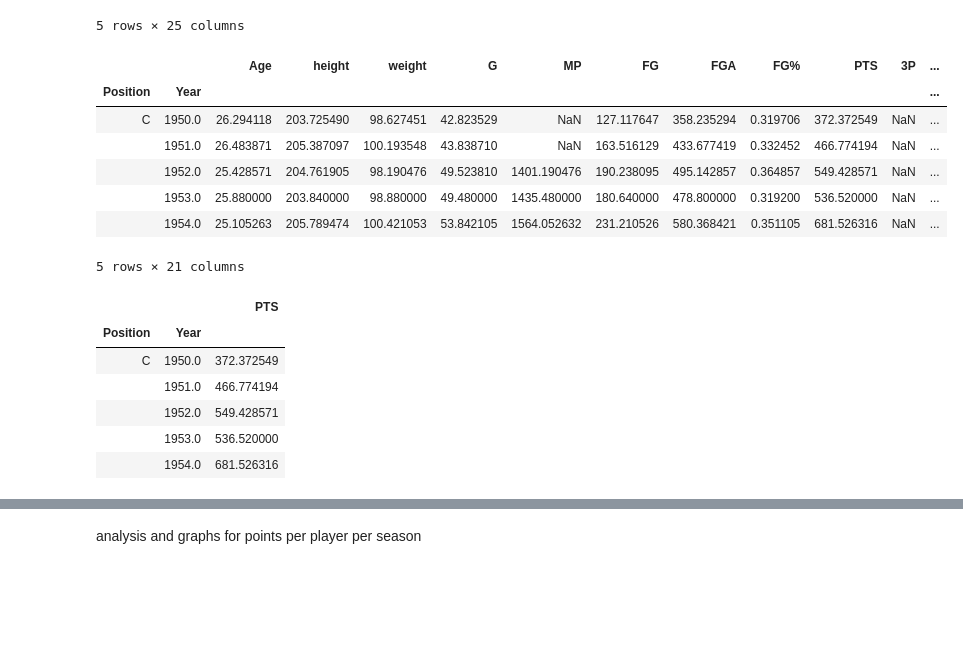
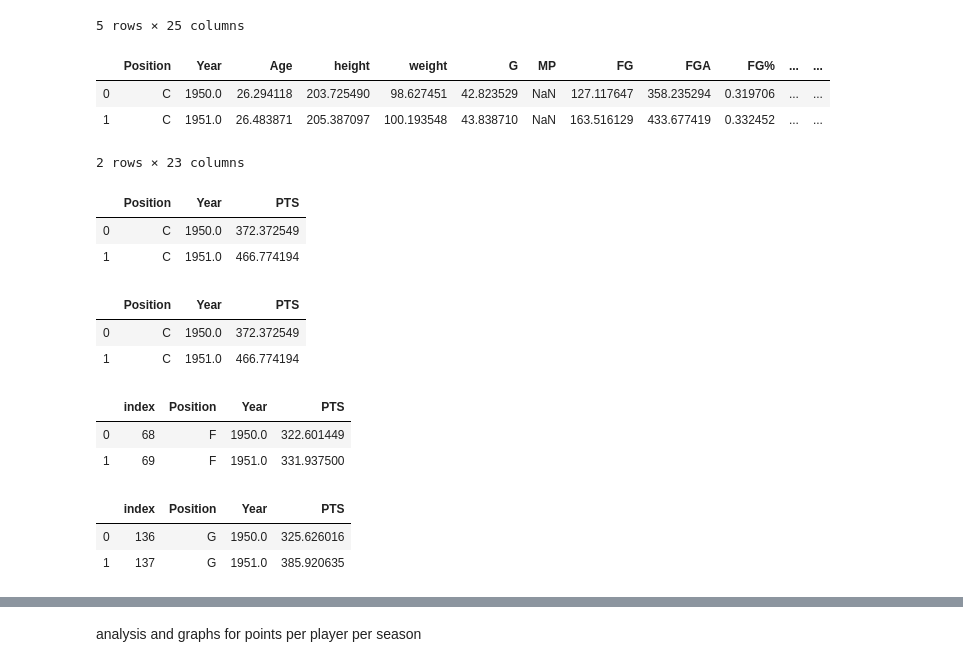
Before and after one commit to ErinMandell/Web-Design-Challenge, a Jupyter notebook: NBA_Seasons_Stats.ipynb, the cells around one changed output, grey strips where cells are left out. Cells and saved outputs as stored; diff of their text form; code cells hidden in the pictures; blank space fills up the shorter version.

```diff
--- a/NBA_Seasons_Stats.ipynb
+++ b/NBA_Seasons_Stats.ipynb
@@ -103,25 +103,24 @@ position_df.head()
 | 4 | G | 1952.0 | Cliff Barker | SG | 31.0 | 188.0 | 83.0 | 44.0 | 494.0 | 48.0 | ... | ... |
 5 rows × 25 columns
 # %%
-position_yr = position_df.groupby(["Position", "Year"])
-position_yr.mean().head()
+position_yr = position_df.groupby(["Position", "Year"], as_index=False)
+position_yr.mean().head(2)
 # %% [output]
-|  |  | Age | height | weight | G | MP | FG | FGA | FG% | PTS | 3P | ... |
-| Position | Year |  |  |  |  |  |  |  |  |  |  | ... |
-| C | 1950.0 | 26.294118 | 203.725490 | 98.627451 | 42.823529 | NaN | 127.117647 | 358.235294 | 0.319706 | 372.372549 | NaN | ... |
-|  | 1951.0 | 26.483871 | 205.387097 | 100.193548 | 43.838710 | NaN | 163.516129 | 433.677419 | 0.332452 | 466.774194 | NaN | ... |
-|  | 1952.0 | 25.428571 | 204.761905 | 98.190476 | 49.523810 | 1401.190476 | 190.238095 | 495.142857 | 0.364857 | 549.428571 | NaN | ... |
-|  | 1953.0 | 25.880000 | 203.840000 | 98.880000 | 49.480000 | 1435.480000 | 180.640000 | 478.800000 | 0.319200 | 536.520000 | NaN | ... |
-|  | 1954.0 | 25.105263 | 205.789474 | 100.421053 | 53.842105 | 1564.052632 | 231.210526 | 580.368421 | 0.351105 | 681.526316 | NaN | ... |
+|  | Position | Year | Age | height | weight | G | MP | FG | FGA | FG% | ... | ... |
+| 0 | C | 1950.0 | 26.294118 | 203.725490 | 98.627451 | 42.823529 | NaN | 127.117647 | 358.235294 | 0.319706 | ... | ... |
+| 1 | C | 1951.0 | 26.483871 | 205.387097 | 100.193548 | 43.838710 | NaN | 163.516129 | 433.677419 | 0.332452 | ... | ... |
-5 rows × 21 columns
+2 rows × 23 columns
 # %%
 position_points_yr_df = pd.DataFrame(position_yr["PTS"].mean())
-position_points_yr_df.head()
+position_points_yr_df.head(2)
 # %% [output]
-|  |  | PTS |
-| Position | Year |  |
-| C | 1950.0 | 372.372549 |
-|  | 1951.0 | 466.774194 |
-|  | 1952.0 | 549.428571 |
-|  | 1953.0 | 536.520000 |
-|  | 1954.0 | 681.526316 |
+|  | Position | Year | PTS |
+| 0 | C | 1950.0 | 372.372549 |
+| 1 | C | 1951.0 | 466.774194 |
+# %%
+position_points_yr_C = position_points_yr_df.loc[ position_points_yr_df["Position"] == "C", :]
+position_points_yr_C.head(2)
+# %% [output]
+|  | Position | Year | PTS |
+| 0 | C | 1950.0 | 372.372549 |
+| 1 | C | 1951.0 | 466.774194 |
@@ -127,0 +137,8 @@ position_points_yr_df.head()
+# %%
+position_points_yr_F = position_points_yr_df.loc[ position_points_yr_df["Position"] == "F", :]
+position_points_yr_F.reset_index(inplace=True)
+position_points_yr_F.head(2)
+# %% [output]
+|  | index | Position | Year | PTS |
+| 0 | 68 | F | 1950.0 | 322.601449 |
+| 1 | 69 | F | 1951.0 | 331.937500 |
@@ -127,0 +155,8 @@ position_points_yr_df.head()
+# %%
+position_points_yr_G = position_points_yr_df.loc[ position_points_yr_df["Position"] == "G", :]
+position_points_yr_G.reset_index(inplace=True)
+position_points_yr_G.head(2)
+# %% [output]
+|  | index | Position | Year | PTS |
+| 0 | 136 | G | 1950.0 | 325.626016 |
+| 1 | 137 | G | 1951.0 | 385.920635 |
```
Also changed, not shown: parts of 11 cells of this notebook, 5 other files.
